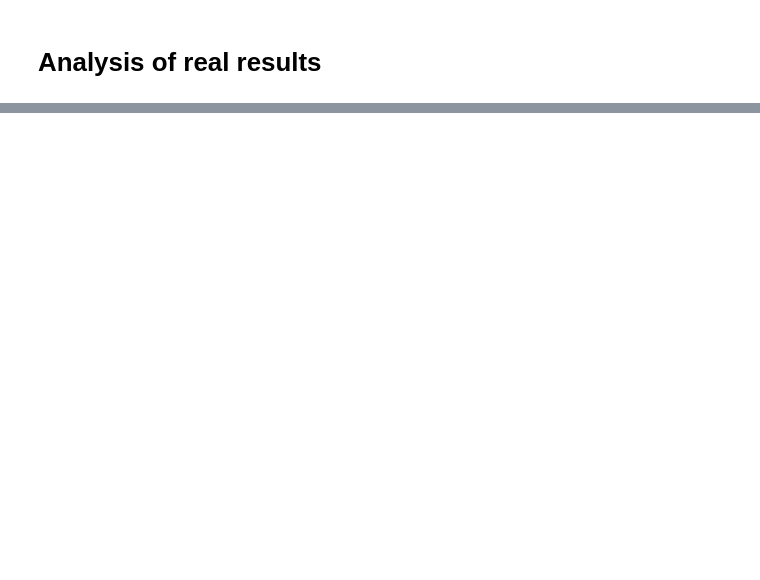
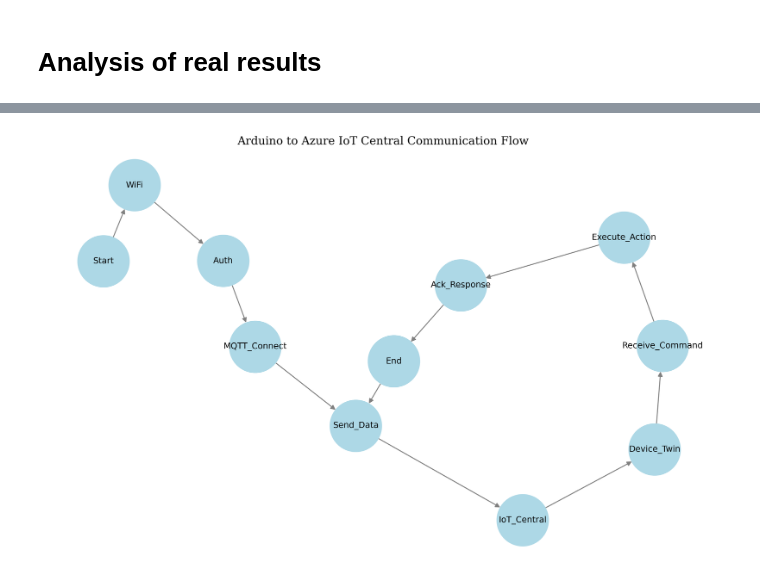
Before and after one commit to nikolai-kummer/remote-data-collection, a Jupyter notebook: RL_nz/Analysis.ipynb, the cells around one changed output, grey strips where cells are left out. Drawn from its saved outputs; the diff is of its cells as text; code cells hidden in the pictures; blank space fills up the shorter version.

```diff
--- a/RL_nz/Analysis.ipynb
+++ b/RL_nz/Analysis.ipynb
@@ -119,0 +192,53 @@ dft = df.copy()
+# %%
+import matplotlib.pyplot as plt
+import networkx as nx
+
+# Create a directed graph
+G = nx.DiGraph()
+
+# Define nodes
+nodes = {
+    "Start": "Device Startup",
+    "WiFi": "Connect to WiFi",
+    "Auth": "Authenticate with Azure IoT Hub (SAS/X.509)",
+    "MQTT_Connect": "Establish MQTT Connection",
+    "Send_Data": "Publish Telemetry Data to IoT Hub",
+    "IoT_Central": "Azure IoT Central Processes Data",
+    "Device_Twin": "Device Twin Sync (State Updates)",
+    "Receive_Command": "Receive Command from IoT Central",
+    "Execute_Action": "Execute Command on Device",
+    "Ack_Response": "Send Acknowledgment or Response",
+    "End": "Process Complete / Repeat"
+}
+
+# Add nodes to the graph
+G.add_nodes_from(nodes.keys())
+
+# Define edges (connections between steps)
+edges = [
+    ("Start", "WiFi"),
+    ("WiFi", "Auth"),
+    ("Auth", "MQTT_Connect"),
+    ("MQTT_Connect", "Send_Data"),
+    ("Send_Data", "IoT_Central"),
+    ("IoT_Central", "Device_Twin"),
+    ("Device_Twin", "Receive_Command"),
+    ("Receive_Command", "Execute_Action"),
+    ("Execute_Action", "Ack_Response"),
+    ("Ack_Response", "End"),
+    ("End", "Send_Data")  # Loop back for continuous operation
+]
+
+# Add edges to the graph
+G.add_edges_from(edges)
+
+# Draw the graph
+plt.figure(figsize=(10, 6))
+pos = nx.spring_layout(G, seed=42)  # Layout for better spacing
+nx.draw(G, pos, with_labels=True, node_size=3000, node_color="lightblue", edge_color="gray", font_size=9)
+
+# Display the flowchart
+plt.title("Arduino to Azure IoT Central Communication Flow")
+plt.show()
+# %% [output]
+[figure, added]
```
Also changed, not shown: parts of 12 cells of this notebook, 2 other files.
